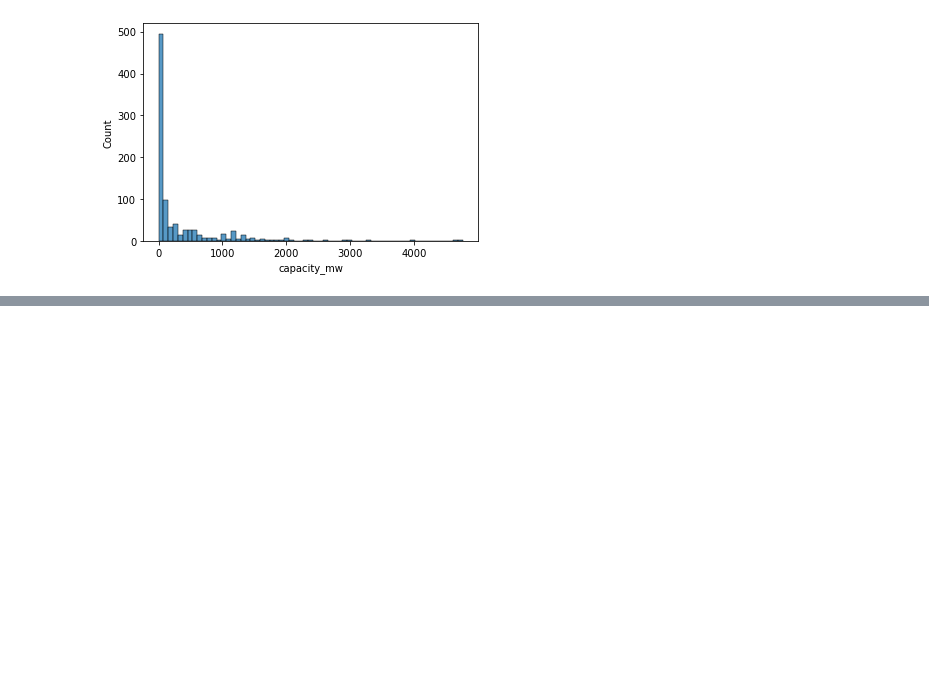
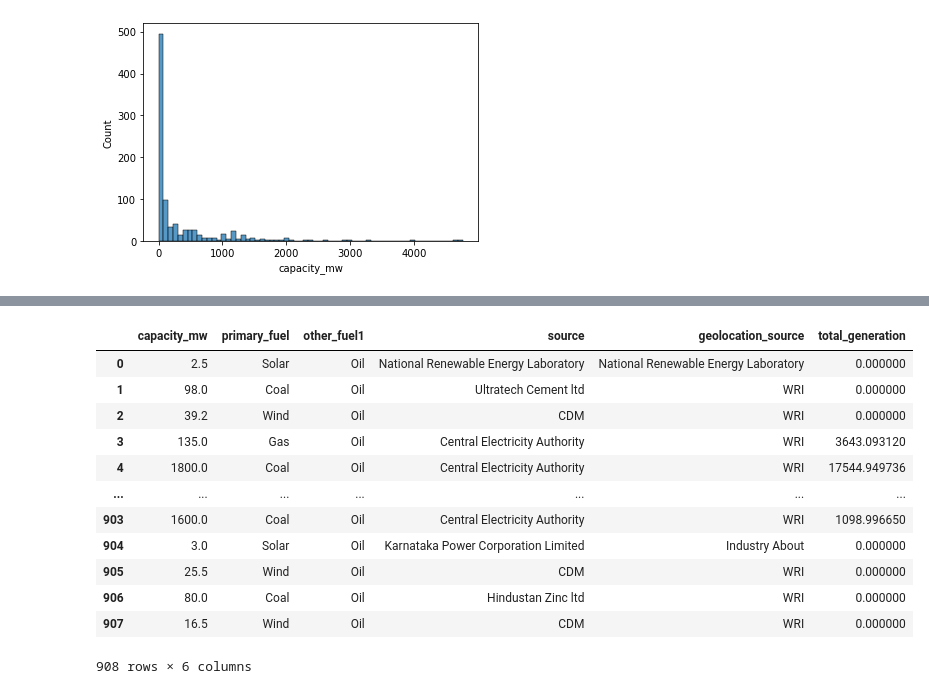
Before and after one commit to Prince-patial/Datatrained, a Jupyter notebook: Global Power plant.ipynb, the cells around one changed output, grey strips where cells are left out. Cells and saved outputs as stored; diff of their text form; code cells hidden in the pictures; blank space fills up the shorter version.

```diff
--- a/Global Power plant.ipynb
+++ b/Global Power plant.ipynb
@@ -262,0 +327,3 @@ Name: commissioning_year, Length: 73, dtype: int64
+# %%
+data['total_generation'] = data['generation_gwh_2013'] + data['generation_gwh_2014'] + data['generation_gwh_2015'] + data['generation_gwh_2016'] + data['generation_gwh_2017']
+data=data.drop(columns= ['generation_gwh_2013', 'generation_gwh_2014', 'generation_gwh_2015', 'generation_gwh_2016', 'generation_gwh_2017'])
@@ -308,2 +407,0 @@ sns.histplot(data = data, x = 'generation_gwh_2013')
-# %%
-data=data.drop(columns=['other_fuel2', 'other_fuel3', 'url', 'gppd_idnr', 'name', 'commissioning_year'])
@@ -340,23 +407,0 @@ Name: commissioning_year, Length: 73, dtype: int64
-# %%
-for i in range(0,data.shape[0]):
-    if data['commissioning_year'][i] == 2018:
-        data['generation_gwh_2013'][i] = 0
-        data['generation_gwh_2014'][i] = 0
-        data['generation_gwh_2015'][i] = 0
-        data['generation_gwh_2016'][i] = 0
-        data['generation_gwh_2017'][i] = 0
-    elif data['commissioning_year'][i] == 2017:
-        data['generation_gwh_2013'][i] = 0
-        data['generation_gwh_2014'][i] = 0
-        data['generation_gwh_2015'][i] = 0
-        data['generation_gwh_2016'][i] = 0
-    elif data['commissioning_year'][i] == 2016:
-        data['generation_gwh_2013'][i] = 0
-        data['generation_gwh_2014'][i] = 0
-        data['generation_gwh_2015'][i] = 0
-    elif data['commissioning_year'][i] == 2015:
-        data['generation_gwh_2013'][i] = 0
-        data['generation_gwh_2014'][i] = 0
-    else:
-        data['commissioning_year'][i] == 2014
-        data['generation_gwh_2013'][i] = 0
@@ -412,2 +407,0 @@ data.head()
-# %%
-data=data.drop(columns=['name','gppd_idnr', 'url', 'generation_data_source', 'year_of_capacity_data'])
@@ -420,0 +441,16 @@ Name: other_fuel1, dtype: int64
+# %%
+data
+# %% [output]
+|  | capacity_mw | primary_fuel | other_fuel1 | source | geolocation_source | total_generation |
+| 0 | 2.5 | Solar | Oil | National Renewable Energy Laboratory | National Renewable Energy Laboratory | 0.000000 |
+| 1 | 98.0 | Coal | Oil | Ultratech Cement ltd | WRI | 0.000000 |
+| 2 | 39.2 | Wind | Oil | CDM | WRI | 0.000000 |
+| 3 | 135.0 | Gas | Oil | Central Electricity Authority | WRI | 3643.093120 |
+| 4 | 1800.0 | Coal | Oil | Central Electricity Authority | WRI | 17544.949736 |
+| ... | ... | ... | ... | ... | ... | ... |
+| 903 | 1600.0 | Coal | Oil | Central Electricity Authority | WRI | 1098.996650 |
+| 904 | 3.0 | Solar | Oil | Karnataka Power Corporation Limited | Industry About | 0.000000 |
+| 905 | 25.5 | Wind | Oil | CDM | WRI | 0.000000 |
+| 906 | 80.0 | Coal | Oil | Hindustan Zinc ltd | WRI | 0.000000 |
+| 907 | 16.5 | Wind | Oil | CDM | WRI | 0.000000 |
+908 rows × 6 columns
```
Also changed, not shown: parts of 96 cells of this notebook.
